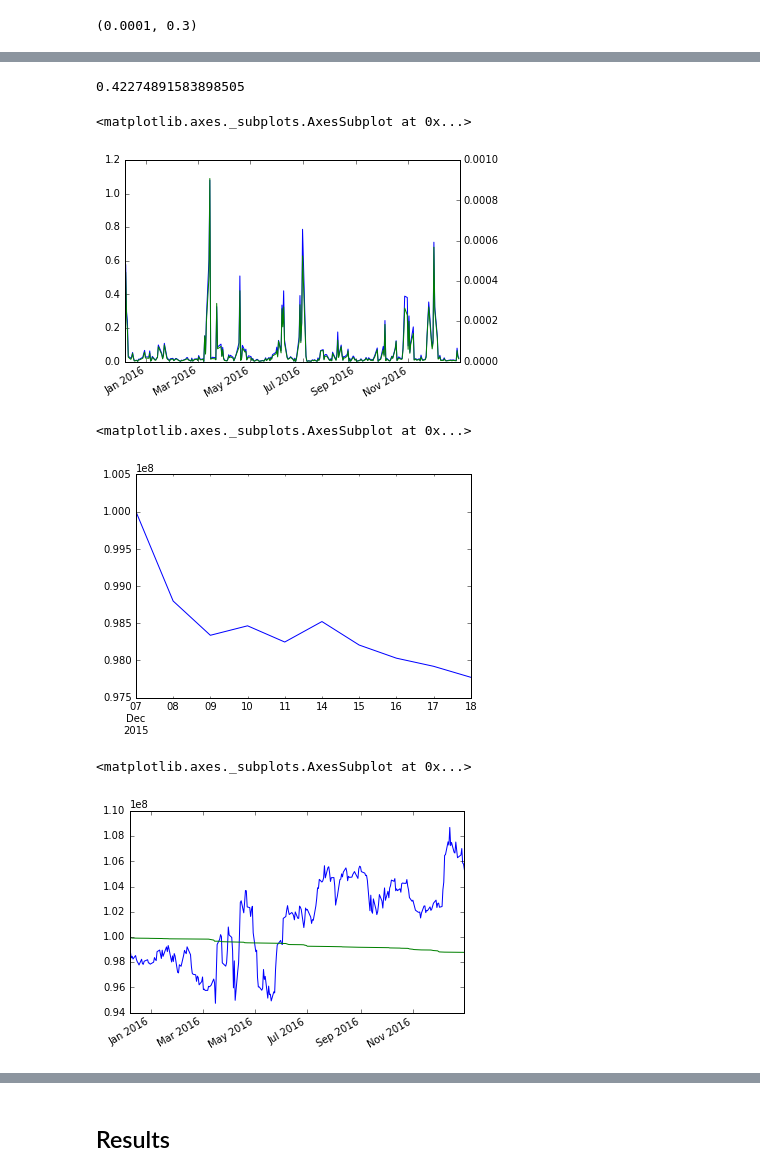
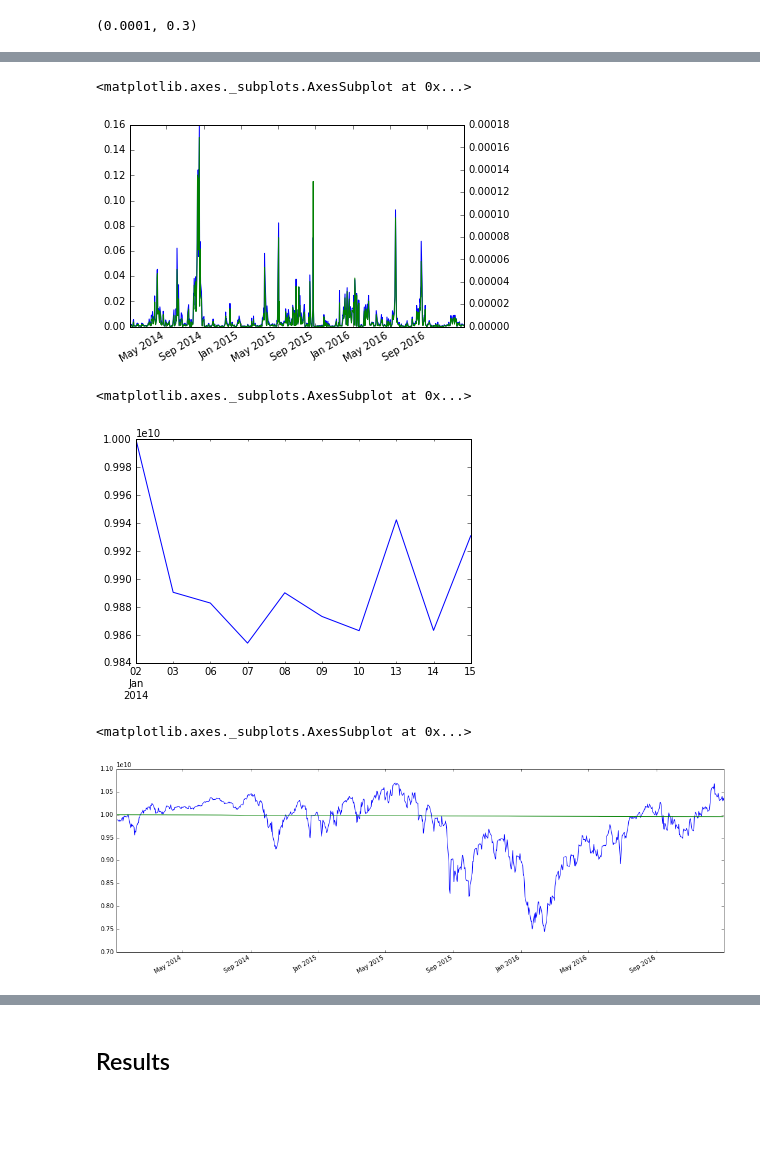
Before and after one commit to cvxgrp/cvxportfolio, a Jupyter notebook: SinglePeriodOpt.ipynb, the cells around one changed output, grey strips where cells are left out. Cells and saved outputs as stored; diff of their text form; code cells hidden in the pictures; blank space fills up the shorter version.

```diff
--- a/SinglePeriodOpt.ipynb
+++ b/SinglePeriodOpt.ipynb
@@ -43,13 +44,8 @@ risk_model = EmpSigma(returns, lookback=250)
 # %% [markdown]
 ## Portfolio
 # %%
-small_fund = 1E8
-big_fund = 1E10
-
 p = pd.Series(index=returns.columns, data=1)/len(returns.columns)
 weights=p/sum(p)
-
-p_small = small_fund*p
-p_large = big_fund*p
+p_0 = 1E10*p
 # %% [markdown]
 ## Policy
@@ -56,6 +55,5 @@ p_large = big_fund*p
 # %% [markdown]
 ## Simulations
-# %%
-policy=SinglePeriodOpt(alpha_model, [.0001*risk_model, .3*simulated_tcost],
-                       [LeverageLimit(3)])
-res=simulator.run_backtest(p_small, returns.index[2226:], policy=policy)
+# %%
+used_dates=returns.index[returns.index>='2014-01-01']
+res=simulator.run_backtest(p_0, used_dates, policy=policy)
@@ -77,24 +84,21 @@ res.leverage.plot()
-# %%
-res.sharpe_ratio
-# %% [output]
-0.42274891583898505
 # %%
 res.turnover.plot()
 res.policy_TcostModel.sum(1).plot(secondary_y=True)
 # %% [output]
 <matplotlib.axes._subplots.AxesSubplot at 0x...>
-[figure, old version]
+[figure, new version]
 # %%
 res.v.head(10).plot()
 # %% [output]
 <matplotlib.axes._subplots.AxesSubplot at 0x...>
-[figure, old version]
+[figure, new version]
 # %%
+plt.figure(figsize=(18,6))
 res.v.plot()
 (res.initial_val-res.simulator_TcostModel.sum(1).cumsum()).plot()
 # %% [output]
 <matplotlib.axes._subplots.AxesSubplot at 0x...>
-[figure, old version]
+[figure, new version]
 # %%
 np.sqrt(res.policy_EmpSigma).plot()
 # %% [output]
```
Also changed, not shown: parts of 9 cells of this notebook.
